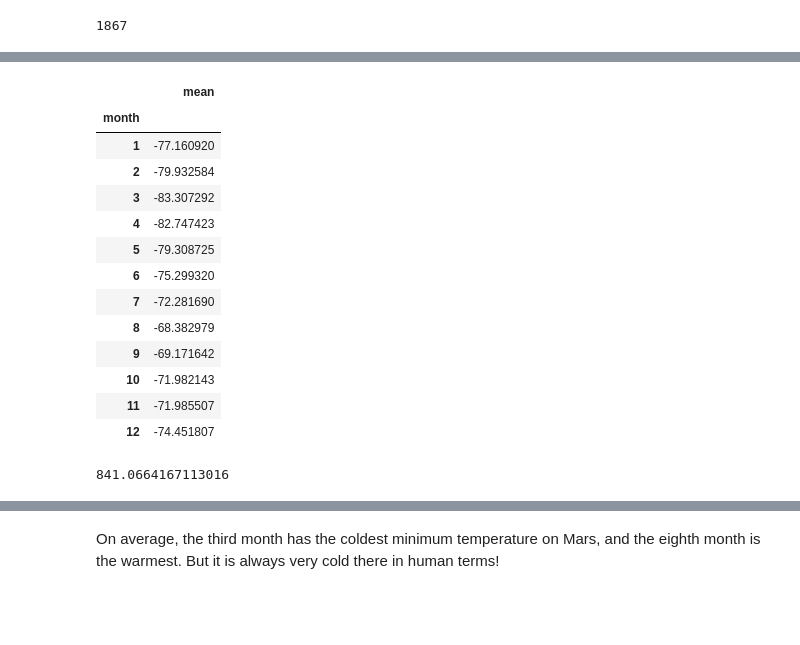
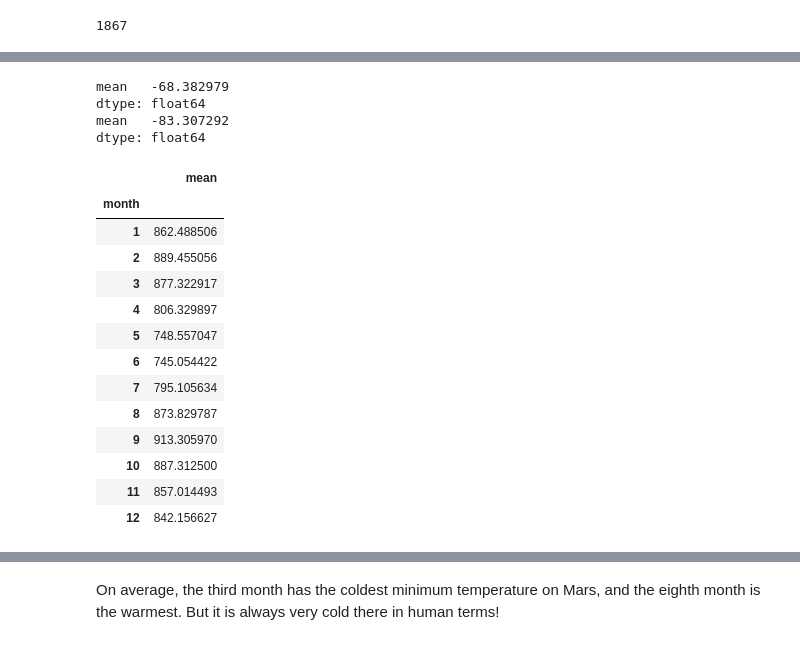
Before and after one commit to basse058/web-scraping-challenge, a Jupyter notebook: part_2_mars_weather.ipynb, the cells around one changed output, grey strips where cells are left out. Cells and saved outputs as stored; diff of their text form; code cells hidden in the pictures; blank space fills up the shorter version.

```diff
--- a/part_2_mars_weather.ipynb
+++ b/part_2_mars_weather.ipynb
@@ -157,19 +182,30 @@ mean_low_temp
+# %%
+# Identify the coldest and hottest months in Curiosity's location
+max_values = month_mean.max()
+min_values = month_mean.min()
+print(max_values)
+print(min_values)
+# %% [output]
+mean   -68.382979
+dtype: float64
+mean   -83.307292
+dtype: float64
 # %%
-# Plot the average temperature by month
-month_mean = df.groupby(['month']).agg(mean =('min_temp', np.mean))
-month_mean
+# 4. Average pressure by Martian month
+mean_pressure = df.groupby(['month']).agg(mean =('pressure', np.mean))
+mean_pressure
 # %% [output]
 |  | mean |
 | month |  |
-| 1 | -77.160920 |
-| 2 | -79.932584 |
-| 3 | -83.307292 |
-| 4 | -82.747423 |
-| 5 | -79.308725 |
-| 6 | -75.299320 |
-| 7 | -72.281690 |
-| 8 | -68.382979 |
-| 9 | -69.171642 |
-| 10 | -71.982143 |
-| 11 | -71.985507 |
-| 12 | -74.451807 |
+| 1 | 862.488506 |
+| 2 | 889.455056 |
+| 3 | 877.322917 |
+| 4 | 806.329897 |
+| 5 | 748.557047 |
+| 6 | 745.054422 |
+| 7 | 795.105634 |
+| 8 | 873.829787 |
+| 9 | 913.305970 |
+| 10 | 887.312500 |
+| 11 | 857.014493 |
+| 12 | 842.156627 |
@@ -179,6 +211,0 @@ month_mean
-# %%
-# 4. Average pressure by Martian month
-mean_pressure = df['pressure'].mean()
-mean_pressure
-# %% [output]
-841.0664167113016
```
Also changed, not shown: parts of 5 cells of this notebook, 1 other file.
